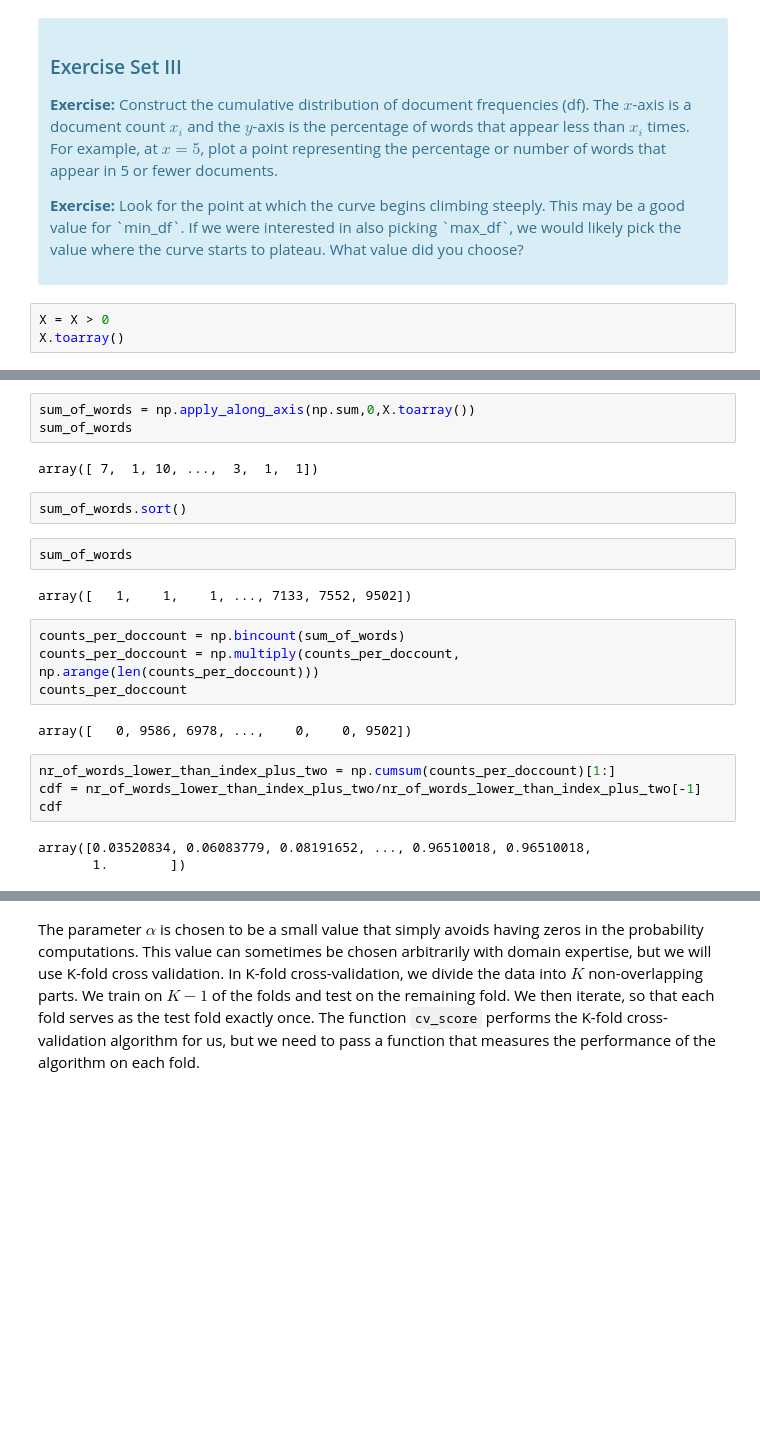
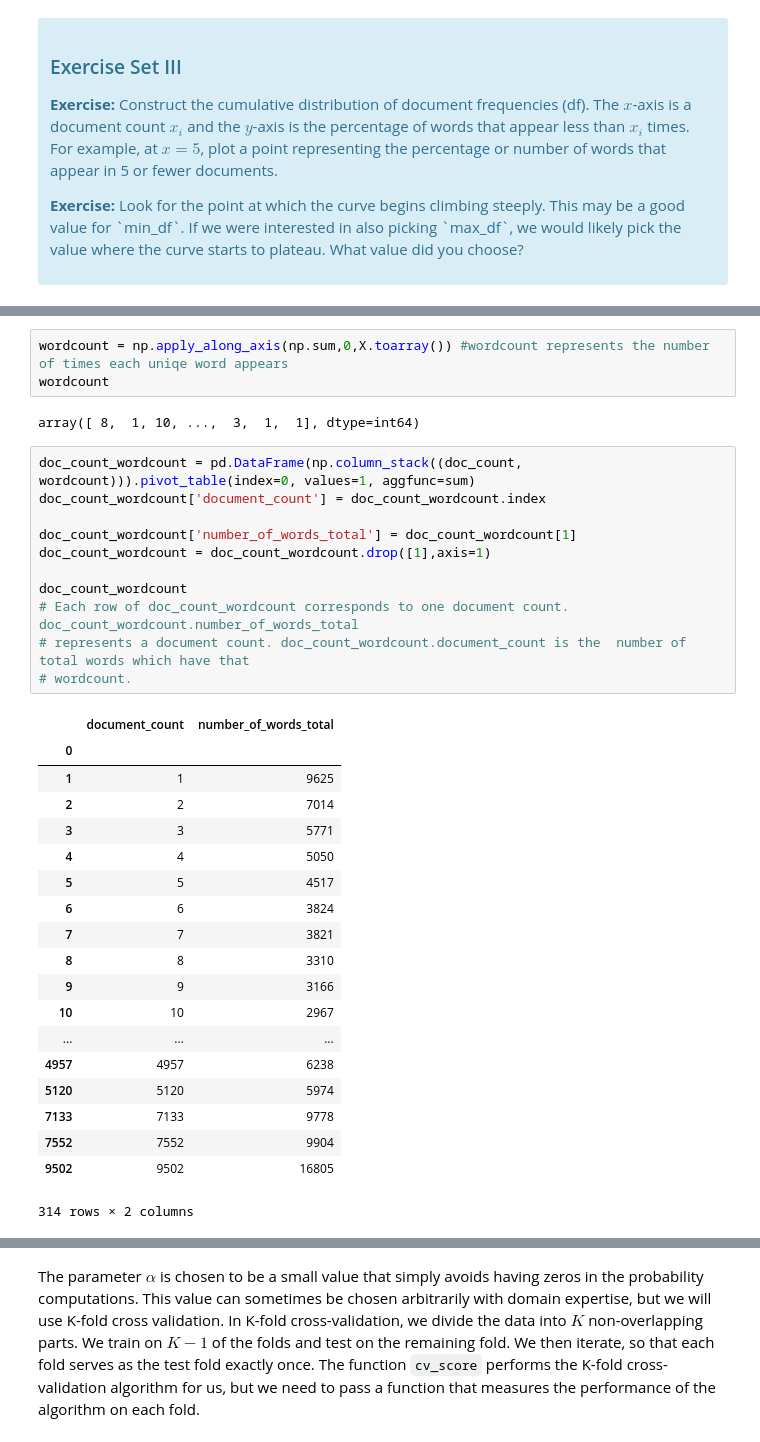
Before and after one commit to FlorianBleichenbacher/FlorianJamesBleichenbacher, a Jupyter notebook: Mini_Project_Naive_Bayes.ipynb, the cells around one changed output, grey strips where cells are left out. Saved outputs shown, nothing was run; the diff lists cells and outputs as text; blank space fills up the shorter version.

```diff
--- a/Mini_Project_Naive_Bayes.ipynb
+++ b/Mini_Project_Naive_Bayes.ipynb
@@ -349,6 +345,3 @@ First, let's find an appropriate value for `min_df` for the `CountVectorizer`. `
 
 <p><b>Exercise:</b> Look for the point at which the curve begins climbing steeply. This may be a good value for `min_df`. If we were interested in also picking `max_df`, we would likely pick the value where the curve starts to plateau. What value did you choose?</p>
 </div>
-# %%
-X = X > 0
-X.toarray()
@@ -363,24 +359,36 @@ array([[False, False, False, ..., False, False, False],
 # %%
-sum_of_words = np.apply_along_axis(np.sum,0,X.toarray())
-sum_of_words
+wordcount = np.apply_along_axis(np.sum,0,X.toarray()) #wordcount represents the number of times each uniqe word appears
+wordcount
 # %% [output]
-array([ 7,  1, 10, ...,  3,  1,  1])
+array([ 8,  1, 10, ...,  3,  1,  1], dtype=int64)
-# %%
-sum_of_words.sort()
-# %%
-sum_of_words
-# %% [output]
-array([   1,    1,    1, ..., 7133, 7552, 9502])
-# %%
-counts_per_doccount = np.bincount(sum_of_words)
-counts_per_doccount = np.multiply(counts_per_doccount, np.arange(len(counts_per_doccount)))
-counts_per_doccount
-# %% [output]
-array([   0, 9586, 6978, ...,    0,    0, 9502])
-# %%
-nr_of_words_lower_than_index_plus_two = np.cumsum(counts_per_doccount)[1:]
-cdf = nr_of_words_lower_than_index_plus_two/nr_of_words_lower_than_index_plus_two[-1]
-cdf
-# %% [output]
-array([0.03520834, 0.06083779, 0.08191652, ..., 0.96510018, 0.96510018,
-       1.        ])
+# %%
+doc_count_wordcount = pd.DataFrame(np.column_stack((doc_count, wordcount))).pivot_table(index=0, values=1, aggfunc=sum)
+doc_count_wordcount['document_count'] = doc_count_wordcount.index
+
+doc_count_wordcount['number_of_words_total'] = doc_count_wordcount[1]
+doc_count_wordcount = doc_count_wordcount.drop([1],axis=1)
+
+doc_count_wordcount
+# Each row of doc_count_wordcount corresponds to one document count. doc_count_wordcount.number_of_words_total
+# represents a document count. doc_count_wordcount.document_count is the  number of total words which have that
+# wordcount.
+# %% [output]
+|  | document_count | number_of_words_total |
+| 0 |  |  |
+| 1 | 1 | 9625 |
+| 2 | 2 | 7014 |
+| 3 | 3 | 5771 |
+| 4 | 4 | 5050 |
+| 5 | 5 | 4517 |
+| 6 | 6 | 3824 |
+| 7 | 7 | 3821 |
+| 8 | 8 | 3310 |
+| 9 | 9 | 3166 |
+| 10 | 10 | 2967 |
+| ... | ... | ... |
+| 4957 | 4957 | 6238 |
+| 5120 | 5120 | 5974 |
+| 7133 | 7133 | 9778 |
+| 7552 | 7552 | 9904 |
+| 9502 | 9502 | 16805 |
+314 rows × 2 columns
```
Also changed, not shown: parts of 18 cells of this notebook.
